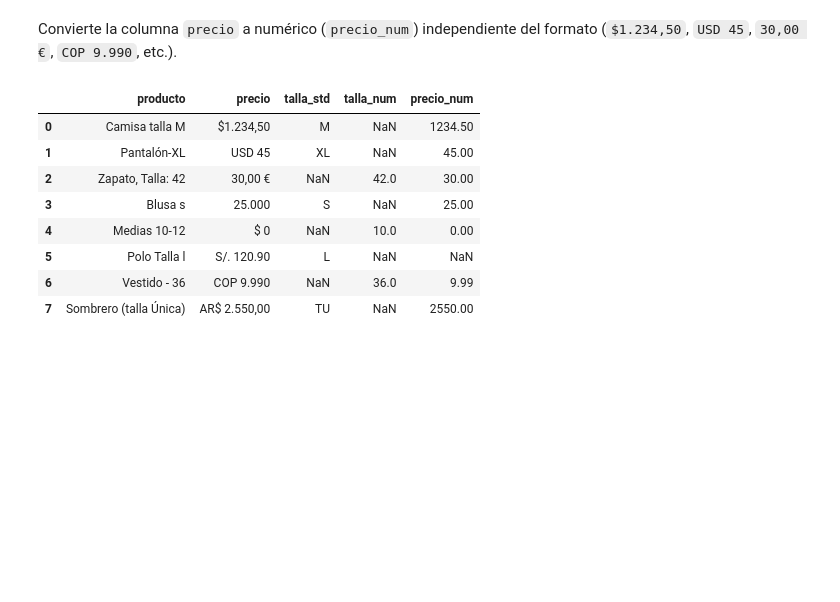
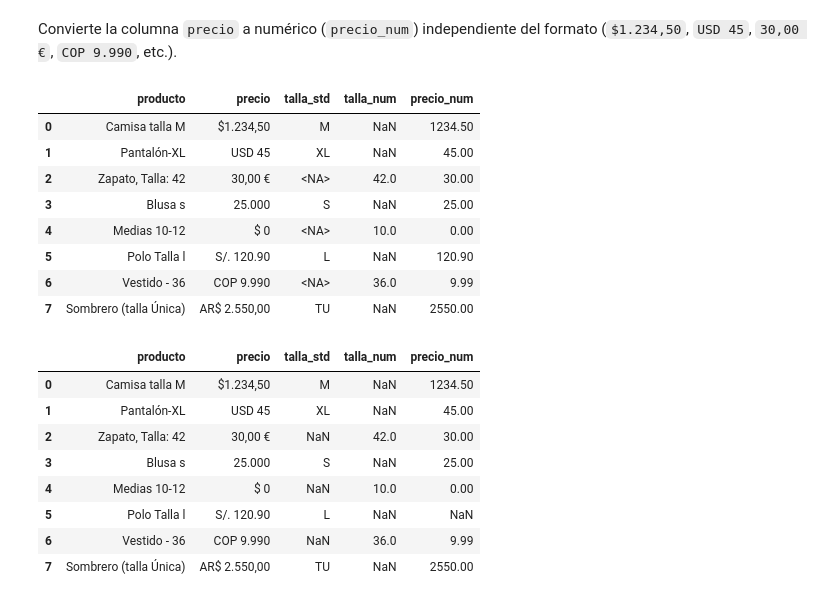
Before and after one commit to karenmejia/modulo_nlp_upb, a Jupyter notebook: notebooks/Practica_Limpieza_Texto.ipynb, the cells around one changed output. Drawn from its saved outputs; the diff is of its cells as text; code cells hidden in the pictures; blank space fills up the shorter version.

```diff
--- a/notebooks/Practica_Limpieza_Texto.ipynb
+++ b/notebooks/Practica_Limpieza_Texto.ipynb
@@ -521,6 +562,43 @@ Crea la columna`talla_std` (letras) y `talla_num` (numérica).
 Convierte la columna `precio` a numérico (`precio_num`) independiente del formato (`$1.234,50`, `USD 45`, `30,00 €`, `COP 9.990`, etc.).
 # %%
 # Copie su código aca
+def clean_price(price):
+    # Remove currency symbols and text
+    price = str(price).upper()
+    for symbol in ["$", "USD", "€", "COP", "S/.", "AR$"]:
+        price = price.replace(symbol, "")
+
+    # Standardize decimal separator and remove thousand separators
+    # First, check if there's a comma followed by 2 digits at the end (decimal separator)
+    import re
+
+    if re.search(r",\d{2}$", price.strip()):
+        # European format: replace thousand dots and decimal comma
+        price = price.replace(".", "").replace(",", ".")
+    else:
+        # Remove any remaining commas (thousand separators)
+        price = price.replace(",", "")
+
+    # Extract numbers and convert to float
+    numbers = re.findall(r"[\d.]+", price)
+    return float(numbers[0]) if numbers else None
+
+
+# Apply the function to create precio_num column
+df_productos["precio_num"] = df_productos["precio"].apply(clean_price)
+
+# Show results
+df_productos[["producto", "precio", "talla_std", "talla_num", "precio_num"]]
+# %% [output]
+|  | producto | precio | talla_std | talla_num | precio_num |
+| 0 | Camisa talla M | $1.234,50 | M | NaN | 1234.50 |
+| 1 | Pantalón-XL | USD 45 | XL | NaN | 45.00 |
+| 2 | Zapato, Talla: 42 | 30,00 € | <NA> | 42.0 | 30.00 |
+| 3 | Blusa s | 25.000 | S | NaN | 25.00 |
+| 4 | Medias 10-12 | $ 0 | <NA> | 10.0 | 0.00 |
+| 5 | Polo Talla l | S/. 120.90 | L | NaN | 120.90 |
+| 6 | Vestido - 36 | COP 9.990 | <NA> | 36.0 | 9.99 |
+| 7 | Sombrero (talla Única) | AR$ 2.550,00 | TU | NaN | 2550.00 |
 # %%
 # %% [output]
 |  | producto | precio | talla_std | talla_num | precio_num |
```
Also changed, not shown: parts of 9 cells of this notebook.
